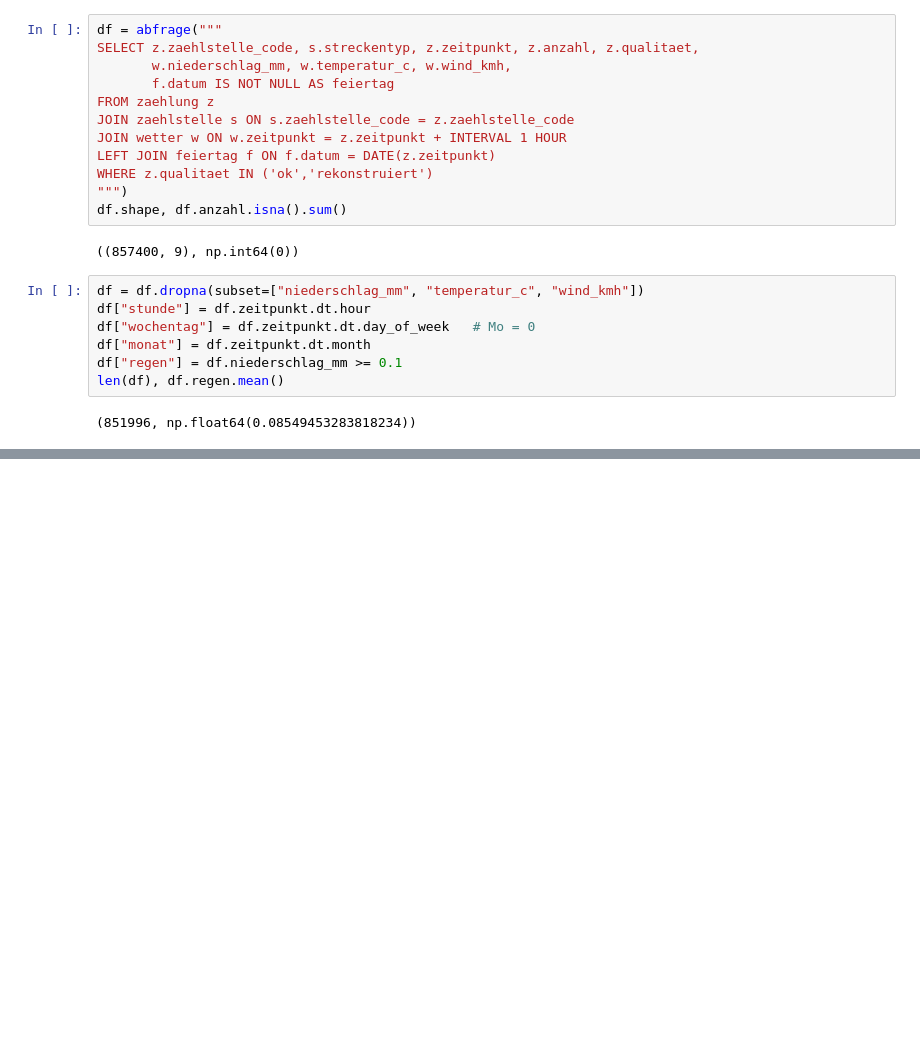
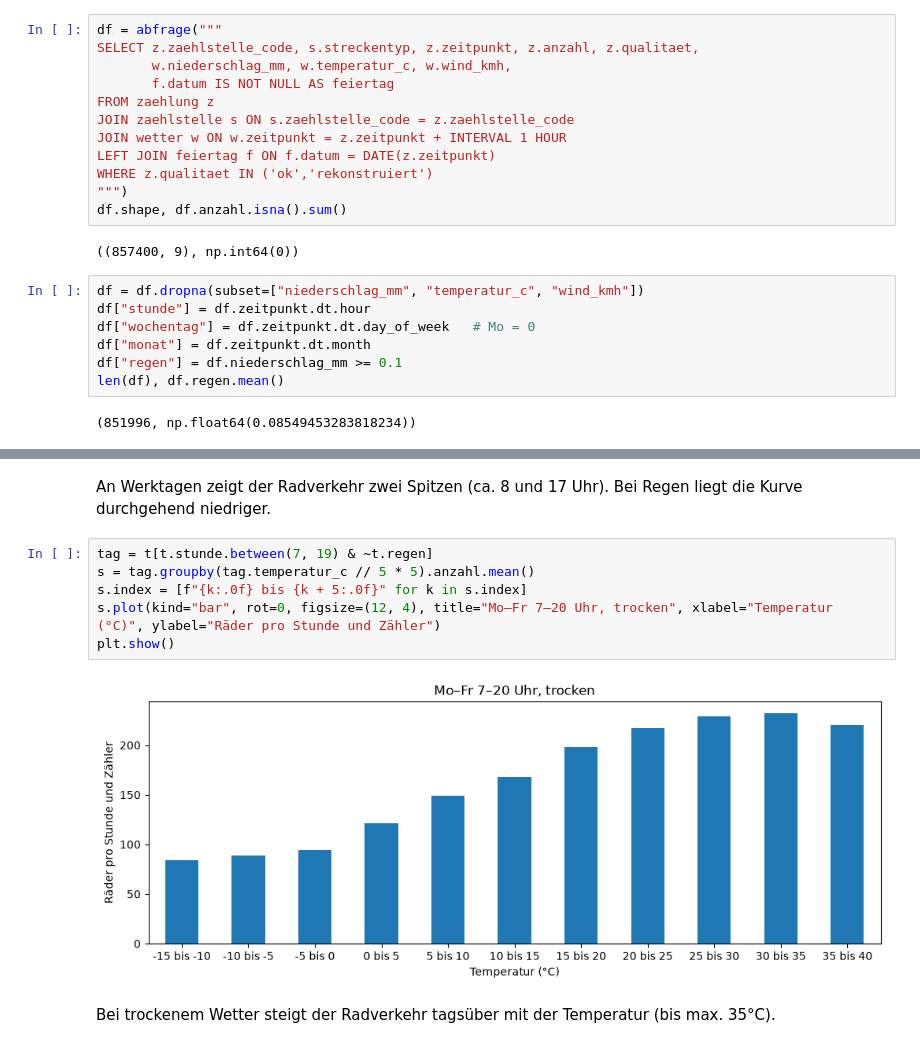
Before and after one commit to BevoBerlin/radverkehr-berlin, a Jupyter notebook: notebooks/analyse.ipynb, the cells around one changed output, grey strips where cells are left out. Saved outputs shown, nothing was run; the diff lists cells and outputs as text; blank space fills up the shorter version.

```diff
--- a/notebooks/analyse.ipynb
+++ b/notebooks/analyse.ipynb
@@ -34,0 +45,12 @@ plt.show()
+# %% [markdown]
+An Werktagen zeigt der Radverkehr zwei Spitzen (ca. 8 und 17 Uhr). Bei Regen liegt die Kurve durchgehend niedriger.
+# %%
+tag = t[t.stunde.between(7, 19) & ~t.regen]
+s = tag.groupby(tag.temperatur_c // 5 * 5).anzahl.mean()
+s.index = [f"{k:.0f} bis {k + 5:.0f}" for k in s.index]
+s.plot(kind="bar", rot=0, figsize=(12, 4), title="Mo–Fr 7–20 Uhr, trocken", xlabel="Temperatur (°C)", ylabel="Räder pro Stunde und Zähler")
+plt.show()
+# %% [output]
+[figure, added]
+# %% [markdown]
+Bei trockenem Wetter steigt der Radverkehr tagsüber mit der Temperatur (bis max. 35°C).
```
Also changed, not shown: parts of 10 cells of this notebook.
